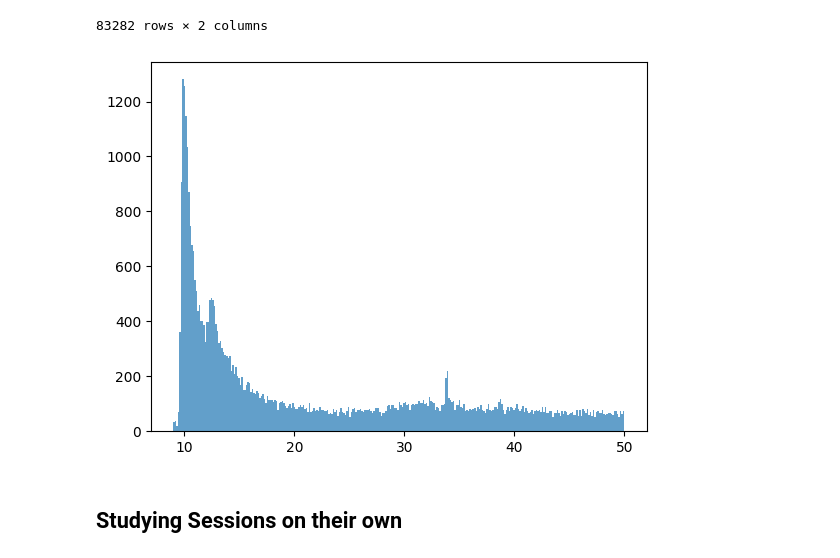
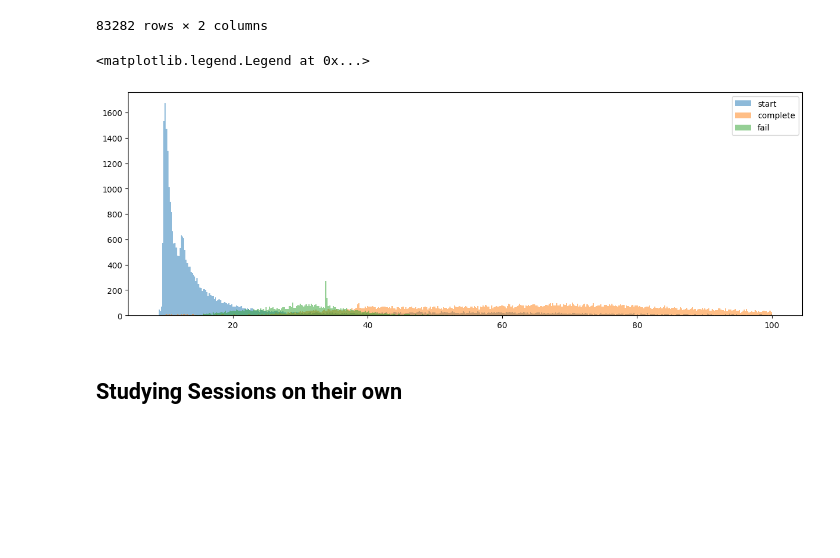
Before and after one commit to denis-james/Game-Data-Churn-Analysis, a Jupyter notebook: Analysis.ipynb, the cells around one changed output. Drawn from its saved outputs; the diff is of its cells as text; code cells hidden in the pictures; blank space fills up the shorter version.

Commit message:
Status-wise Analysis of IETD's

```diff
--- a/Analysis.ipynb
+++ b/Analysis.ipynb
@@ -249,10 +249,14 @@ IETDandStatus
 | 83280 | 50.412 | complete |
 | 83281 | 18.691 | start |
 83282 rows × 2 columns
-# %%
-plt.hist(IETDandStatus['Inter_event_timediff'],range=(9,50),bins=300,alpha=.7,label='Inter-event Time difference frequency');
-# %% [output]
-[figure, removed]
+# %%
+plt.figure(figsize=(15,5))
+for status in IETDandStatus['status'].unique():
+    plt.hist(IETDandStatus.loc[IETDandStatus['status']==status,'Inter_event_timediff'],range=(9,100),bins=500,alpha=.5,label=status);
+plt.legend()
+# %% [output]
+<matplotlib.legend.Legend at 0x...>
+[figure, added]
 # %% [markdown]
 ## Studying Sessions on their own
 # %% [markdown]
```
